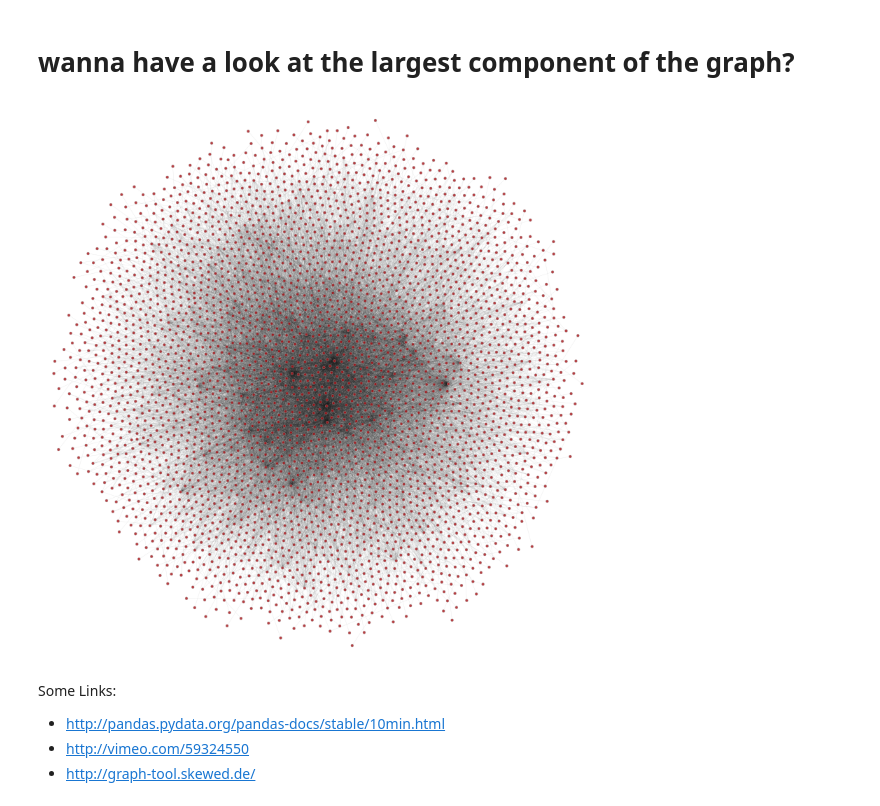
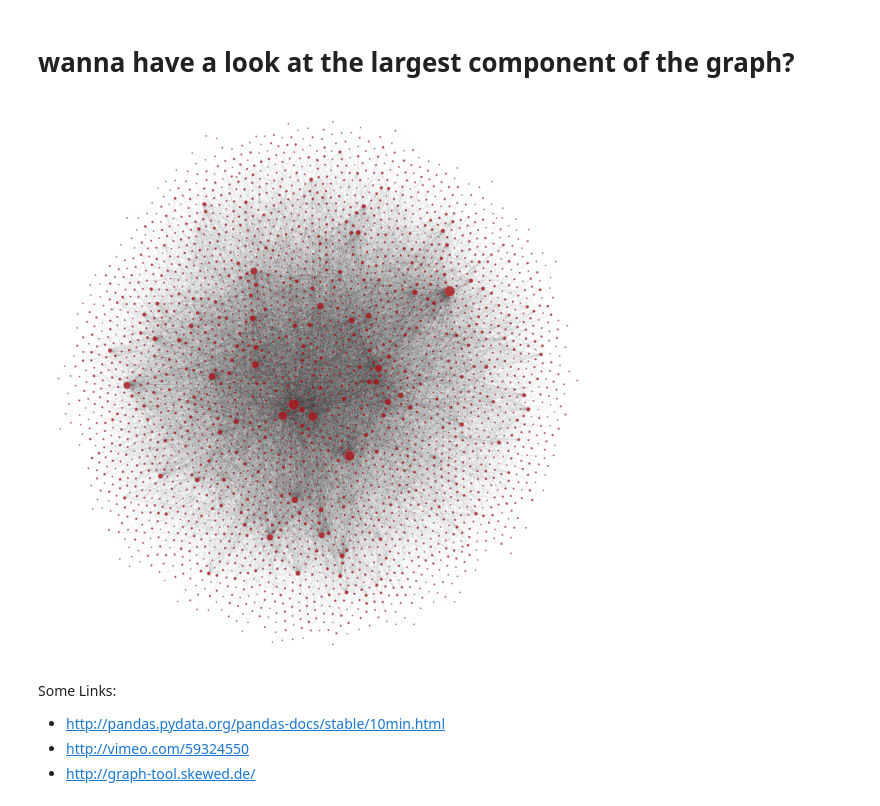
Before and after one commit to floriangeigl/pdgt, a Jupyter notebook: PandasGraphToolTutorial.ipynb, the cells around one changed output. Drawn from its saved outputs; the diff is of its cells as text; code cells hidden in the pictures.

```diff
--- a/PandasGraphToolTutorial.ipynb
+++ b/PandasGraphToolTutorial.ipynb
@@ -440,15 +440,20 @@ answers.head()
 # %%
 # filter the largest component
 larg_c = label_largest_component(graph)
 # filter the graph
 graph.set_vertex_filter(larg_c)
+# get degree of nodes
+degree_map = graph.degree_property_map('total')
+# map them to node-size
+degree_map = prop_to_size(degree_map,mi=2,ma=15)
+
 # get vertex positions
-pos = sfdp_layout(graph,p=10)
-graph_draw(graph,output_size=(800,800),pos=pos,edge_color=[0.07,0.07,0.07,0.1])
+pos = sfdp_layout(graph,p=15)
+graph_draw(graph,output_size=(800,800),pos=pos,edge_color=[0.07,0.07,0.07,0.1],vertex_size=degree_map)
 plt.show()
 plt.close('all')
 # %% [output]
-[figure, old version]
+[figure, new version]
 # %% [markdown]
 Some Links:
 * http://pandas.pydata.org/pandas-docs/stable/10min.html
```
Also changed, not shown: parts of 4 cells of this notebook, 1 other file.
